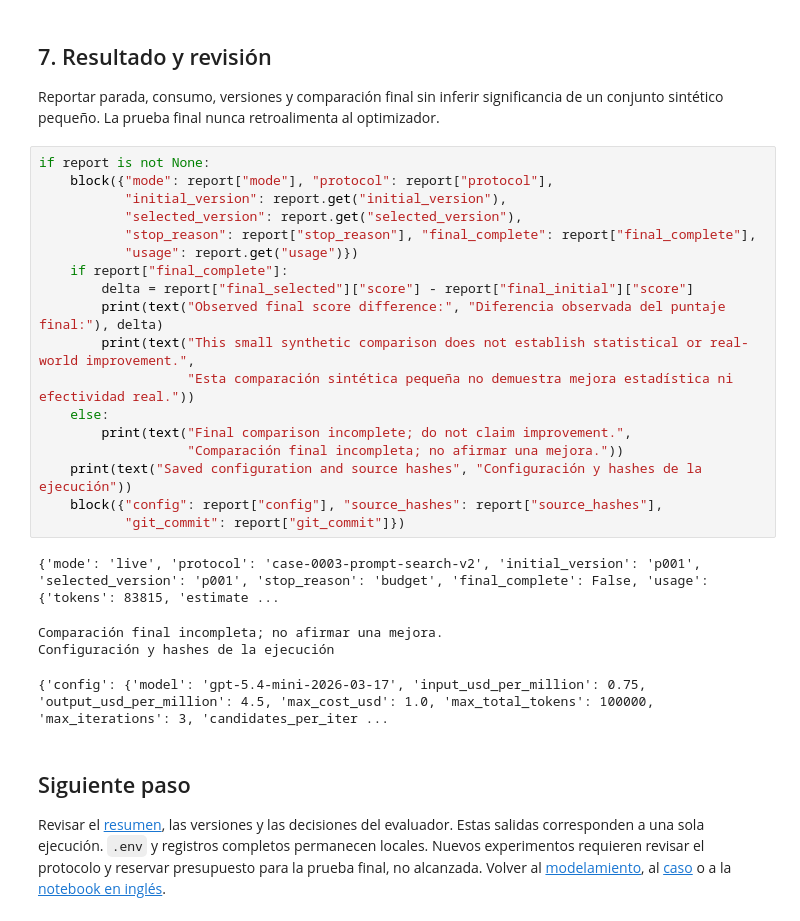
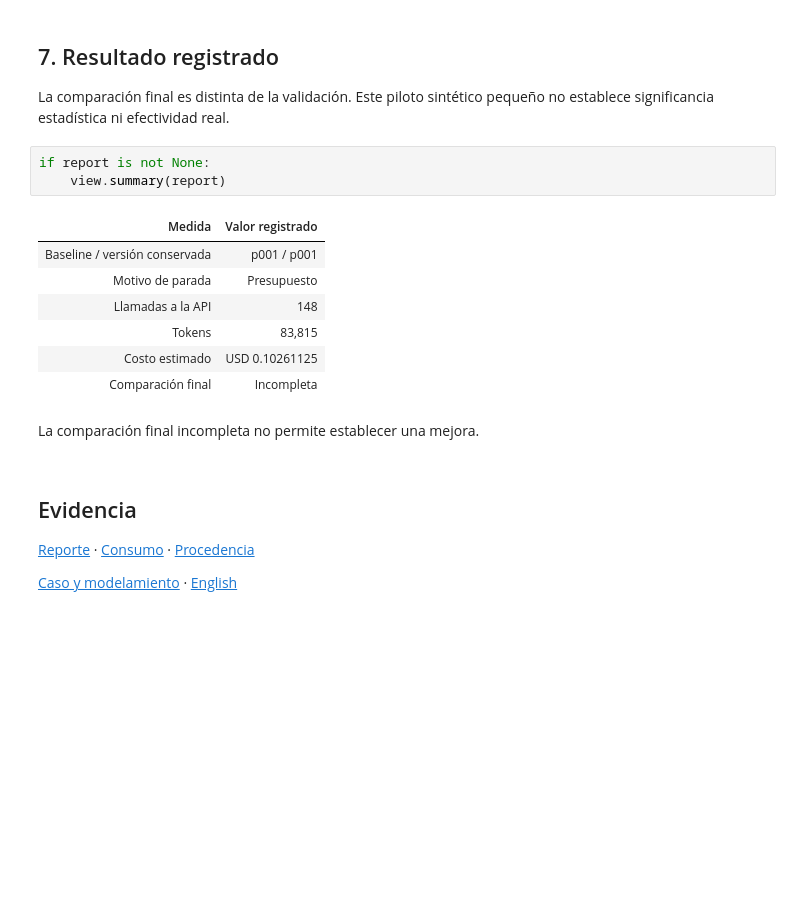
Before and after one commit to jairzinhosantos/thinking-harness, a Jupyter notebook: research/proposals/case-0003-debt-negotiation/prompt-search.es.ipynb, the cells around one changed output. Cells and saved outputs as stored; diff of their text form; blank space fills up the shorter version.

```diff
--- a/research/proposals/case-0003-debt-negotiation/prompt-search.es.ipynb
+++ b/research/proposals/case-0003-debt-negotiation/prompt-search.es.ipynb
@@ -277,35 +262,22 @@ if report is not None:
 # %% [markdown]
-## 7. Resultado y revisión
+## 7. Resultado registrado
 
-Reportar parada, consumo, versiones y comparación final sin inferir significancia de un conjunto
-sintético pequeño. La prueba final nunca retroalimenta al optimizador.
+La comparación final es distinta de la validación. Este piloto sintético pequeño no establece significancia estadística ni efectividad real.
 # %%
 if report is not None:
-    block({"mode": report["mode"], "protocol": report["protocol"],
-           "initial_version": report.get("initial_version"),
-           "selected_version": report.get("selected_version"),
-           "stop_reason": report["stop_reason"], "final_complete": report["final_complete"],
-           "usage": report.get("usage")})
-    if report["final_complete"]:
-        delta = report["final_selected"]["score"] - report["final_initial"]["score"]
-        print(text("Observed final score difference:", "Diferencia observada del puntaje final:"), delta)
-        print(text("This small synthetic comparison does not establish statistical or real-world improvement.",
-                   "Esta comparación sintética pequeña no demuestra mejora estadística ni efectividad real."))
-    else:
-        print(text("Final comparison incomplete; do not claim improvement.",
-                   "Comparación final incompleta; no afirmar una mejora."))
-    print(text("Saved configuration and source hashes", "Configuración y hashes de la ejecución"))
-    block({"config": report["config"], "source_hashes": report["source_hashes"],
-           "git_commit": report["git_commit"]})
+    view.summary(report)
 # %% [output]
-{'mode': 'live', 'protocol': 'case-0003-prompt-search-v2', 'initial_version': 'p001', 'selected_version': 'p001', 'stop_reason': 'budget', 'final_complete': False, 'usage': {'tokens': 83815, 'estimate ...
-Comparación final incompleta; no afirmar una mejora.
-Configuración y hashes de la ejecución
-{'config': {'model': 'gpt-5.4-mini-2026-03-17', 'input_usd_per_million': 0.75, 'output_usd_per_million': 4.5, 'max_cost_usd': 1.0, 'max_total_tokens': 100000, 'max_iterations': 3, 'candidates_per_iter ...
+| Medida | Valor registrado |
+| Baseline / versión conservada | p001 / p001 |
+| Motivo de parada | Presupuesto |
+| Llamadas a la API | 148 |
+| Tokens | 83,815 |
+| Costo estimado | USD 0.10261125 |
+| Comparación final | Incompleta |
+La comparación final incompleta no permite establecer una mejora.
 # %% [markdown]
-## Siguiente paso
+## Evidencia
 
-Revisar el [resumen](README.es.md#resultados-registrados), las versiones y las decisiones del evaluador.
-Estas salidas corresponden a una sola ejecución. `.env` y registros completos permanecen locales.
-Nuevos experimentos requieren revisar el protocolo y reservar presupuesto para la prueba final, no alcanzada.
-Volver al [modelamiento](README.es.md#modelamiento), al [caso](README.es.md) o a la [notebook en inglés](prompt-search.ipynb).
+[Reporte](results/20261017T011558Z-f5eca942/report.json) · [Consumo](results/20261017T011558Z-f5eca942/usage.jsonl) · [Procedencia](results/20261017T011558Z-f5eca942/provenance.json)
+
+[Caso y modelamiento](README.es.md) · [English](prompt-search.ipynb)
```
Also changed, not shown: parts of 13 cells of this notebook, 22 other files.
